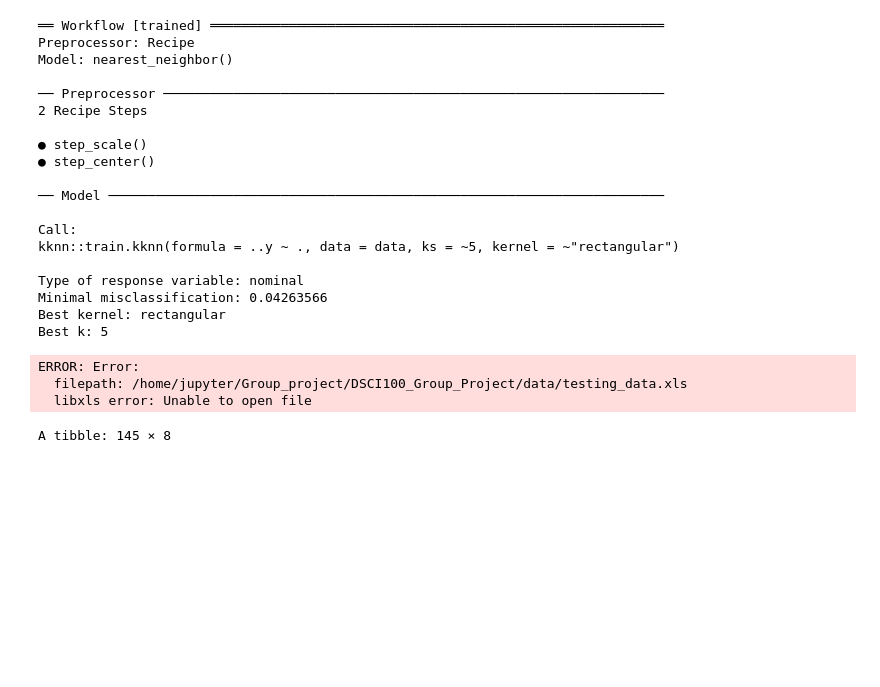
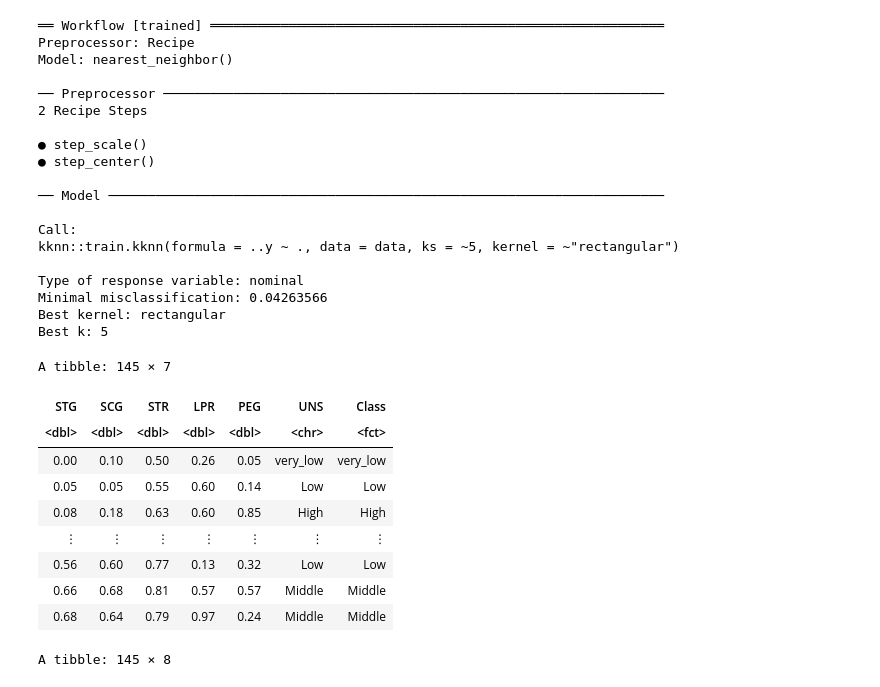
Before and after one commit to YitongZhang01/User-Knowledg-Level-Modelling-and-Analysis, a Jupyter notebook: group_project.ipynb, the cells around one changed output. Drawn from its saved outputs; the diff is of its cells as text; code cells hidden in the pictures; blank space fills up the shorter version.

```diff
--- a/group_project.ipynb
+++ b/group_project.ipynb
@@ -225,13 +224,20 @@ Minimal misclassification: 0.04263566
 Best kernel: rectangular
 Best k: 5
 # %%
-url_1 <- "https://github.com/YitongZhang01/DSCI100_Group_Project/blob/main/data/Testing_data.xlsx?raw=true"
-file_1 <- download.file(url_1, 'data/testing_data.xls')
-test <- read_excel('data/testing_data.xls')%>% mutate(Class = as_factor(UNS))
+url_1 <- "https://github.com/YitongZhang01/DSCI100_Group_Project/blob/main/data/test_data.xlsx?raw=true"
+file_1 <- download.file(url_1, 'data/testing_data.xlsx')
+test <- read_excel('data/testing_data.xlsx')%>% mutate(Class = as_factor(UNS))
 
 test
 # %% [output]
-ERROR: Error:
-  filepath: /home/jupyter/Group_project/DSCI100_Group_Project/data/testing_data.xls
-  libxls error: Unable to open file
+A tibble: 145 × 7
+| STG | SCG | STR | LPR | PEG | UNS | Class |
+| <dbl> | <dbl> | <dbl> | <dbl> | <dbl> | <chr> | <fct> |
+| 0.00 | 0.10 | 0.50 | 0.26 | 0.05 | very_low | very_low |
+| 0.05 | 0.05 | 0.55 | 0.60 | 0.14 | Low | Low |
+| 0.08 | 0.18 | 0.63 | 0.60 | 0.85 | High | High |
+| ⋮ | ⋮ | ⋮ | ⋮ | ⋮ | ⋮ | ⋮ |
+| 0.56 | 0.60 | 0.77 | 0.13 | 0.32 | Low | Low |
+| 0.66 | 0.68 | 0.81 | 0.57 | 0.57 | Middle | Middle |
+| 0.68 | 0.64 | 0.79 | 0.97 | 0.24 | Middle | Middle |
 # %%
```
Also changed, not shown: parts of 4 cells of this notebook.
